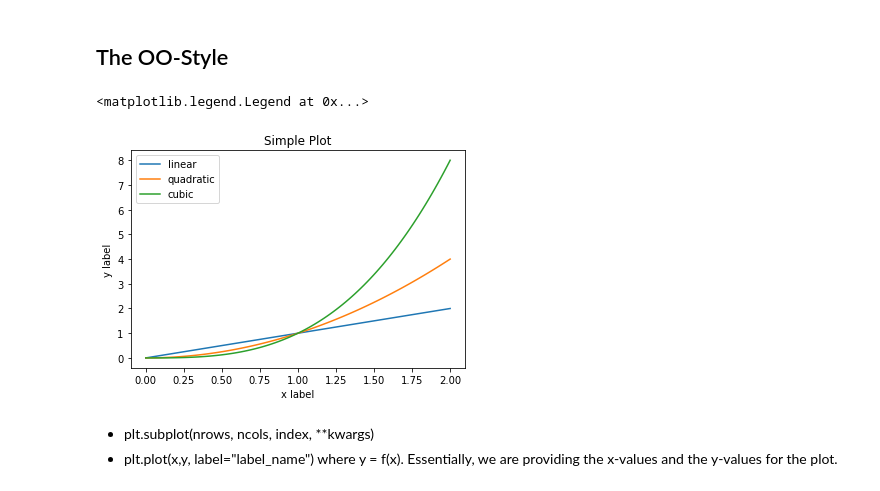
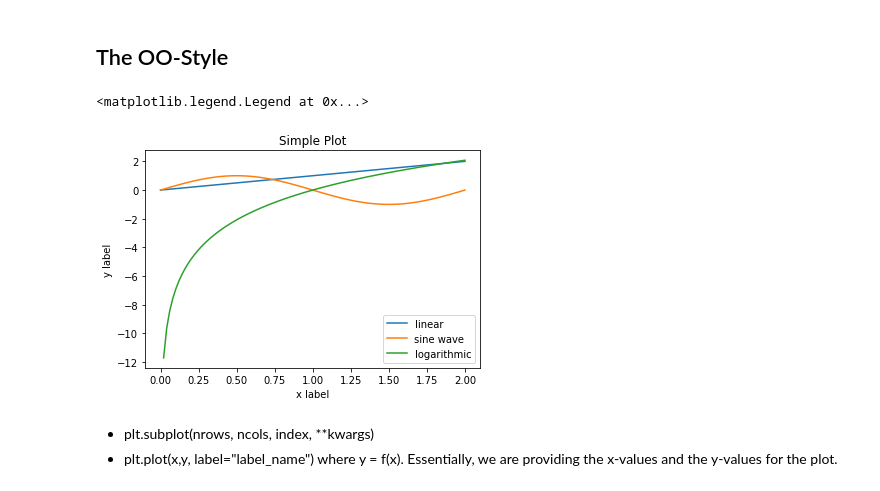
Before and after one commit to KrisMatrix/Data_Visualization, a Jupyter notebook: Data_Visualization_Tutorial.ipynb, the cells around one changed output. Cells and saved outputs as stored; diff of their text form; code cells hidden in the pictures.

```diff
--- a/Data_Visualization_Tutorial.ipynb
+++ b/Data_Visualization_Tutorial.ipynb
@@ -41,18 +41,18 @@ b_asarray = np.asarray(b)
 # %%
 x = np.linspace(0, 2, 100)
 
 # Note that even in the OO-style, we use `.pyplot.figure` to create the figure.
 fig, ax = plt.subplots()  # Create a figure and an axes.
 ax.plot(x, x, label='linear')  # Plot some data on the axes.
-ax.plot(x, x**2, label='quadratic')  # Plot more data on the axes...
-ax.plot(x, x**3, label='cubic')  # ... and some more.
+ax.plot(x, np.sin(x*np.pi), label='sine wave')  # Plot more data on the axes...
+ax.plot(x, np.log(x**3), label='logarithmic')  # ... and some more.
 ax.set_xlabel('x label')  # Add an x-label to the axes.
 ax.set_ylabel('y label')  # Add a y-label to the axes.
 ax.set_title("Simple Plot")  # Add a title to the axes.
 ax.legend()  # Add a legend.
 # %% [output]
 <matplotlib.legend.Legend at 0x...>
-[figure, old version]
+[figure, new version]
 # %% [markdown]
 * plt.subplot(nrows, ncols, index, **kwargs)
 * plt.plot(x,y, label="label_name") where y = f(x). Essentially, we are providing the x-values and the y-values for the plot.
```
Also changed, not shown: parts of 6 cells of this notebook.
